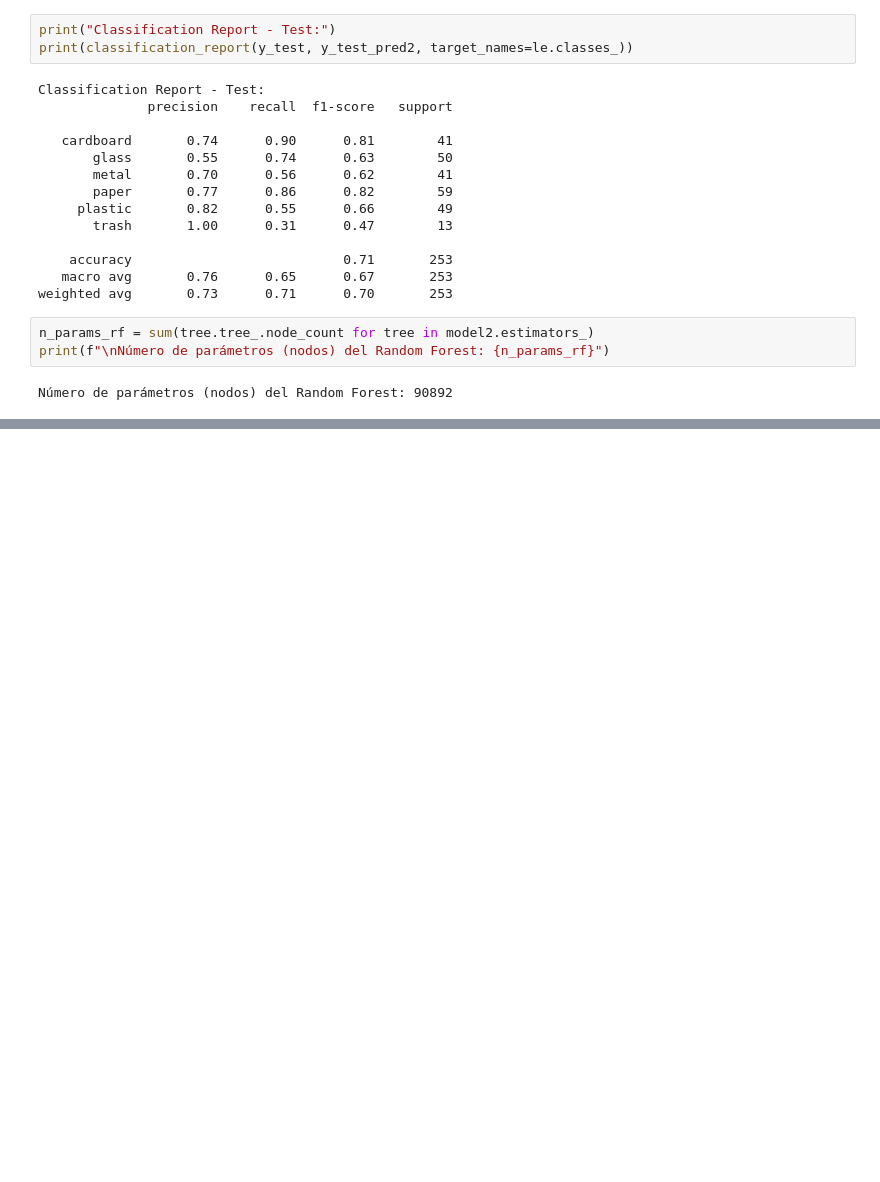
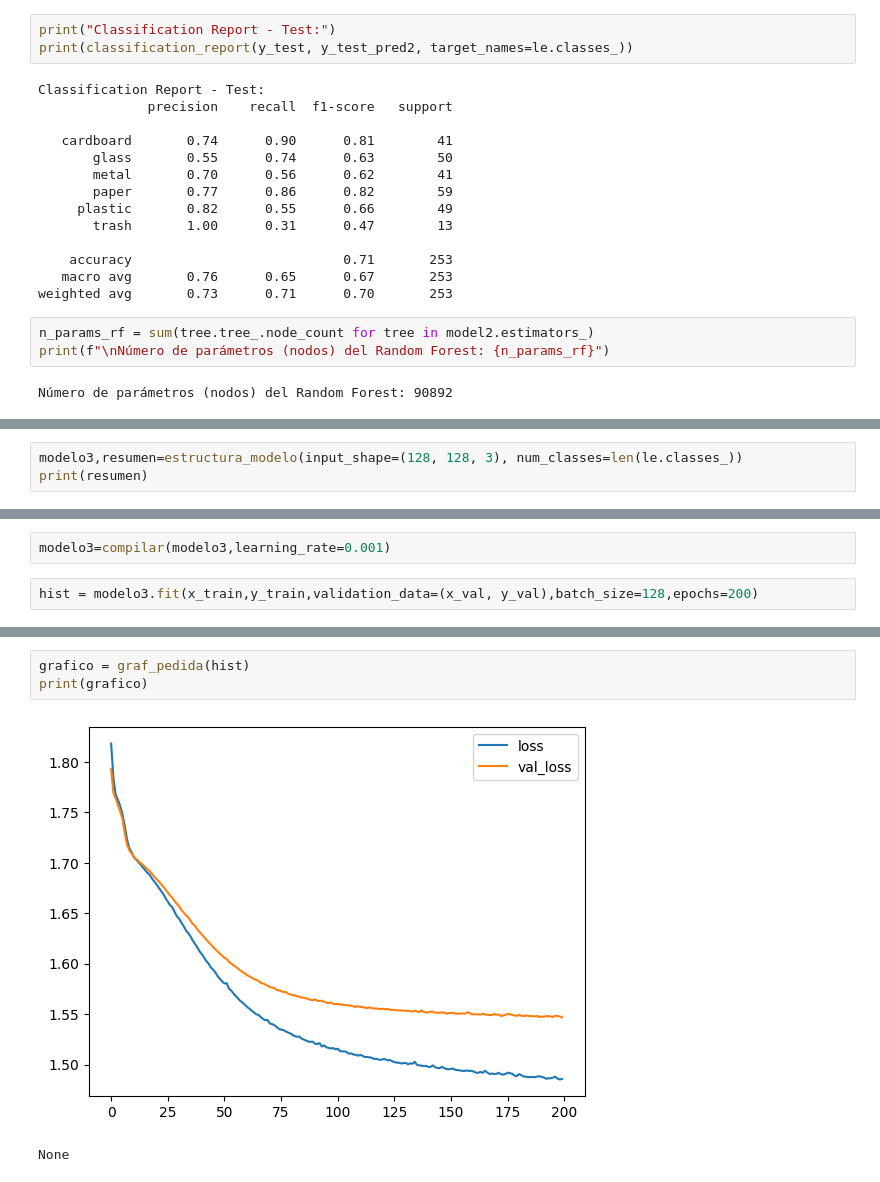
Before and after one commit to juango9/garbage-classification, a Jupyter notebook: notebooks/Modelo1.ipynb, the cells around one changed output, grey strips where cells are left out. Drawn from its saved outputs; the diff is of its cells as text; blank space fills up the shorter version.

Commit message:
Añadimos todo lo referente al modelo de deep learning

```diff
--- a/notebooks/Modelo1.ipynb
+++ b/notebooks/Modelo1.ipynb
@@ -308,0 +315,3 @@ Número de parámetros (nodos) del Random Forest: 90892
+# %%
+modelo3,resumen=estructura_modelo(input_shape=(128, 128, 3), num_classes=len(le.classes_))
+print(resumen)
@@ -308,0 +334,4 @@ Número de parámetros (nodos) del Random Forest: 90892
+# %%
+modelo3=compilar(modelo3,learning_rate=0.001)
+# %%
+hist = modelo3.fit(x_train,y_train,validation_data=(x_val, y_val),batch_size=128,epochs=200)
@@ -308,0 +356,6 @@ Número de parámetros (nodos) del Random Forest: 90892
+# %%
+grafico = graf_pedida(hist)
+print(grafico)
+# %% [output]
+[figure, added]
+None
```
Also changed, not shown: parts of 8 cells of this notebook.
